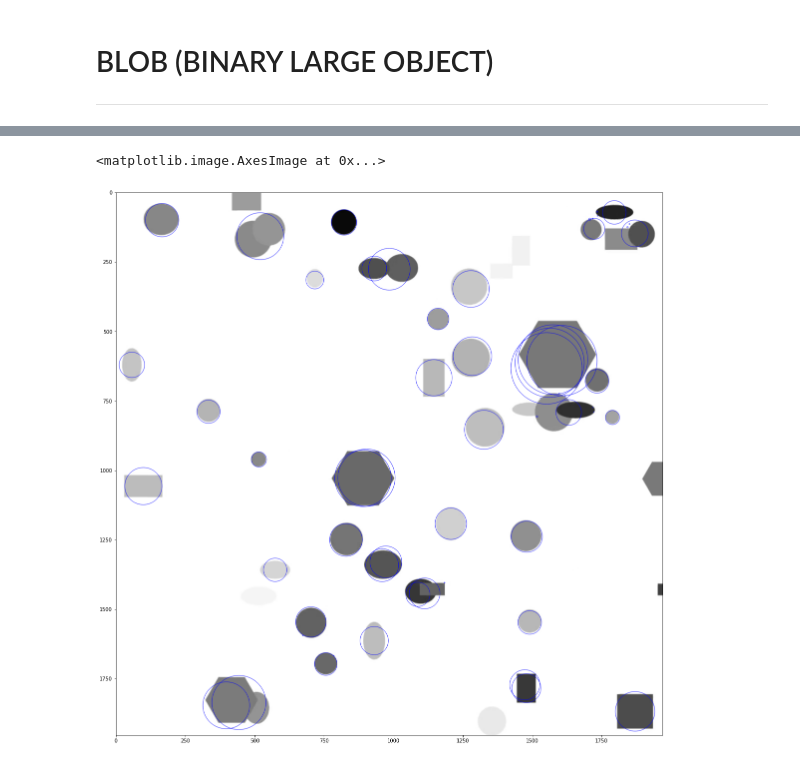
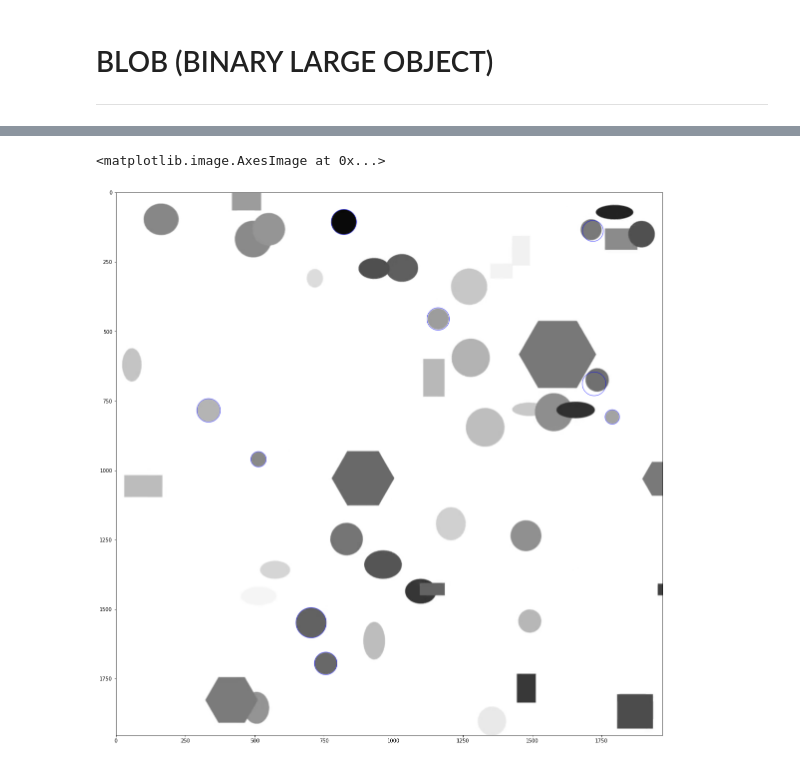
Before and after one commit to currymike123/ComputerVision, a Jupyter notebook: Module3/Module3a.ipynb, the cells around one changed output, grey strips where cells are left out. Cells and saved outputs as stored; diff of their text form; code cells hidden in the pictures.

```diff
--- a/Module3/Module3a.ipynb
+++ b/Module3/Module3a.ipynb
@@ -31,6 +31,8 @@ This class performs several filtrations of returned blobs. You should set filter
 
 5. <b>Convexity:</b> Extracted blobs have convexity (area / area of blob convex hull) between minConvexity (inclusive) and maxConvexity (exclusive). Convexity is defined as the (Area of the Blob / Area of it’s convex hull). Now, Convex Hull of a shape is the tightest convex shape that completely encloses the shape.  To filter by convexity, set filterByConvexity = 1, followed by setting 0 ≤ minConvexity ≤ 1and maxConvexity ( ≤ 1).  A convex shape is a shape where all of its parts "point outwards."  In other words, no part of it points inwards. For example, a circle is a convex shape as its full outline (circumference) points outwards.
 # %%
+import cv2
+import matplotlib.pyplot as plt
 
 # Read image
 image = cv2.imread("../Graphics/blob_shapes.png", cv2.IMREAD_GRAYSCALE)
@@ -48,33 +50,33 @@ params.minArea = 0
 params.maxArea = 100000
 
 # Filter by Circularity
-params.filterByCircularity = False
-params.minCircularity = 0
+params.filterByCircularity = True
+params.minCircularity = .9
 params.maxCircularity = 1
 
 # Filter by Convexity
 params.filterByConvexity = False
 params.minConvexity = 0
 params.maxConvexity = 1
 
 # Filter by Inertia
 params.filterByInertia = False
 params.minInertiaRatio = 0
 params.maxInertiaRatio = 1
 
 
 detector = cv2.SimpleBlobDetector_create(params)
 
 # Detect blobs
 keypoints = detector.detect(image)
 
 # Draw detected blobs as red circles
 # cv2.DRAW_MATCHES_FLAGS_DRAW_RICH_KEYPOINTS ensures the size of the circle corresponds to the size of the blob
 im_with_keypoints = cv2.drawKeypoints(image, keypoints, None, (0, 0, 255),
                                        cv2.DRAW_MATCHES_FLAGS_DRAW_RICH_KEYPOINTS)
 
 fig = plt.figure(figsize=(20, 20))
 plt.imshow(im_with_keypoints)
 # %% [output]
 <matplotlib.image.AxesImage at 0x...>
-[figure, old version]
+[figure, new version]
```
Also changed, not shown: 10 other files.
